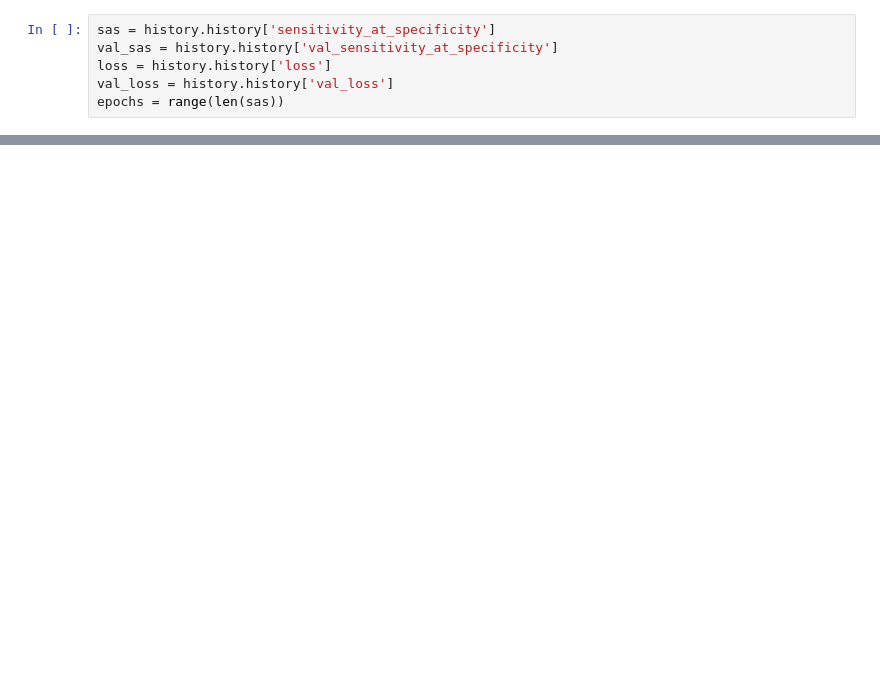
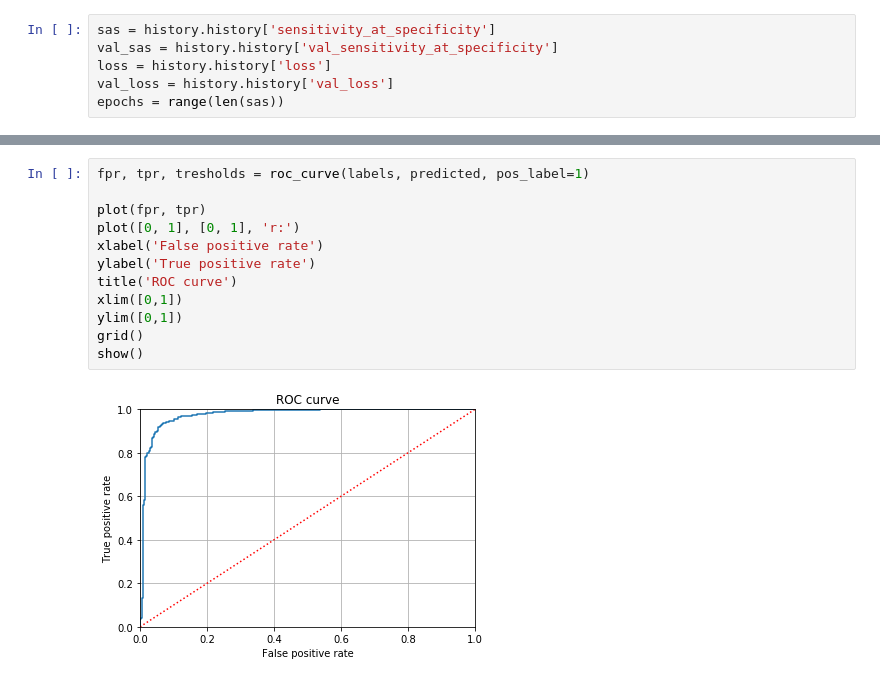
Before and after one commit to topias33/Team-8, a Jupyter notebook: Case 2/08_case-2.ipynb, the cells around one changed output, grey strips where cells are left out. Drawn from its saved outputs; the diff is of its cells as text; blank space fills up the shorter version.

```diff
--- a/Case 2/08_case-2.ipynb
+++ b/Case 2/08_case-2.ipynb
@@ -191,0 +264,14 @@ show()
+# %%
+fpr, tpr, tresholds = roc_curve(labels, predicted, pos_label=1)
+
+plot(fpr, tpr)
+plot([0, 1], [0, 1], 'r:')
+xlabel('False positive rate')
+ylabel('True positive rate')
+title('ROC curve')
+xlim([0,1])
+ylim([0,1])
+grid()
+show()
+# %% [output]
+[figure, added]
```
Also changed, not shown: parts of 15 cells of this notebook, 3 other files.
